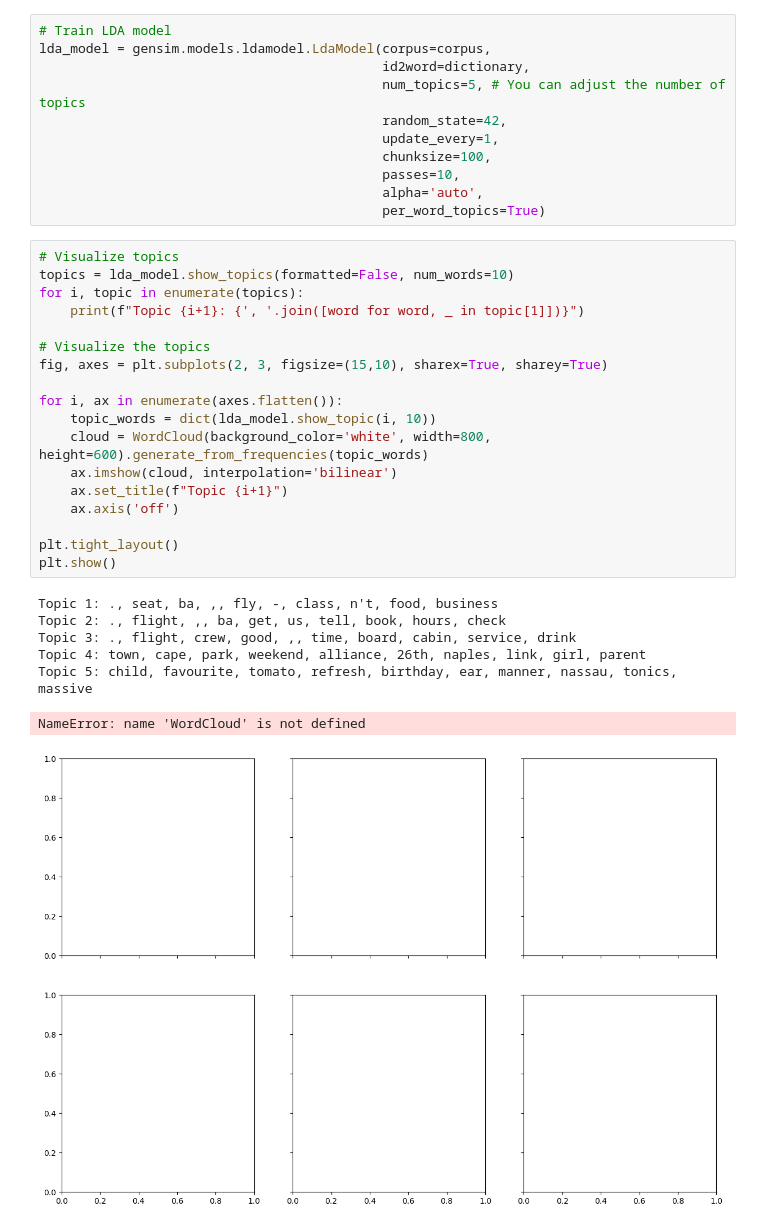
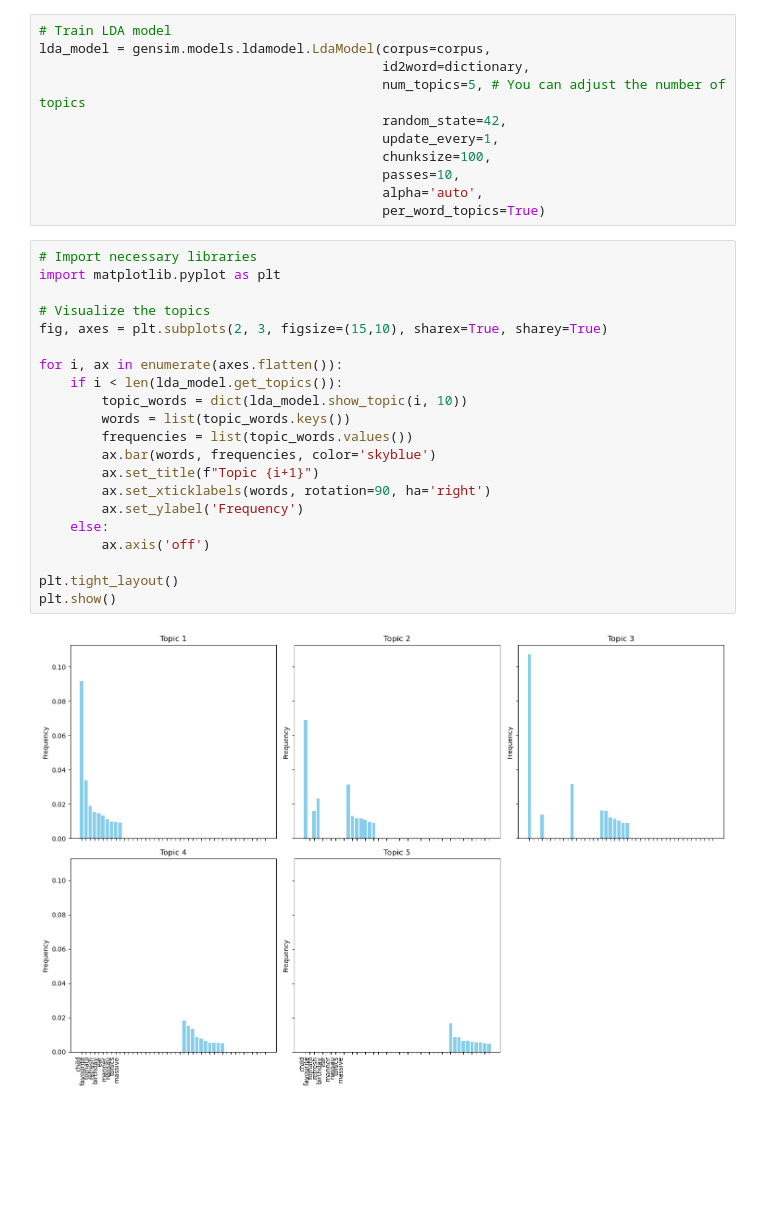
Before and after one commit to Gabriel-Dee/British-Airways-VJS, a Jupyter notebook: Analysis.ipynb, the cells around one changed output. Drawn from its saved outputs; the diff is of its cells as text; blank space fills up the shorter version.

```diff
--- a/Analysis.ipynb
+++ b/Analysis.ipynb
@@ -464,28 +464,25 @@ lda_model = gensim.models.ldamodel.LdaModel(corpus=corpus,
                                             alpha='auto',
                                             per_word_topics=True)
 # %%
-# Visualize topics
-topics = lda_model.show_topics(formatted=False, num_words=10)
-for i, topic in enumerate(topics):
-    print(f"Topic {i+1}: {', '.join([word for word, _ in topic[1]])}")
+# Import necessary libraries
+import matplotlib.pyplot as plt
 
 # Visualize the topics
 fig, axes = plt.subplots(2, 3, figsize=(15,10), sharex=True, sharey=True)
 
 for i, ax in enumerate(axes.flatten()):
-    topic_words = dict(lda_model.show_topic(i, 10))
-    cloud = WordCloud(background_color='white', width=800, height=600).generate_from_frequencies(topic_words)
-    ax.imshow(cloud, interpolation='bilinear')
-    ax.set_title(f"Topic {i+1}")
-    ax.axis('off')
+    if i < len(lda_model.get_topics()):
+        topic_words = dict(lda_model.show_topic(i, 10))
+        words = list(topic_words.keys())
+        frequencies = list(topic_words.values())
+        ax.bar(words, frequencies, color='skyblue')
+        ax.set_title(f"Topic {i+1}")
+        ax.set_xticklabels(words, rotation=90, ha='right')
+        ax.set_ylabel('Frequency')
+    else:
+        ax.axis('off')
 
 plt.tight_layout()
 plt.show()
 # %% [output]
-Topic 1: ., seat, ba, ,, fly, -, class, n't, food, business
-Topic 2: ., flight, ,, ba, get, us, tell, book, hours, check
-Topic 3: ., flight, crew, good, ,, time, board, cabin, service, drink
-Topic 4: town, cape, park, weekend, alliance, 26th, naples, link, girl, parent
-Topic 5: child, favourite, tomato, refresh, birthday, ear, manner, nassau, tonics, massive
-NameError: name 'WordCloud' is not defined
-[figure, old version]
+[figure, new version]
```
Also changed, not shown: parts of 3 cells of this notebook, 4 other files.
